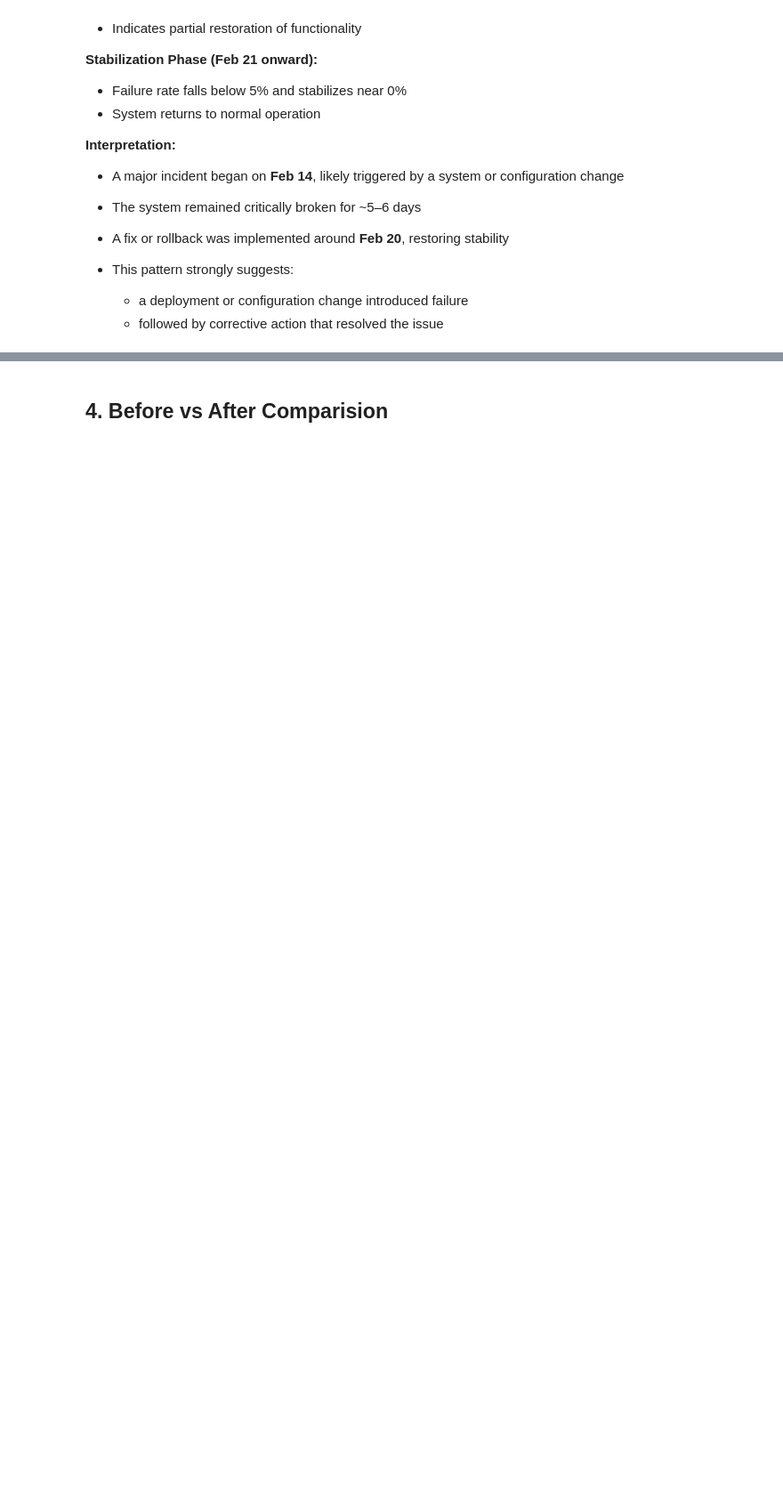
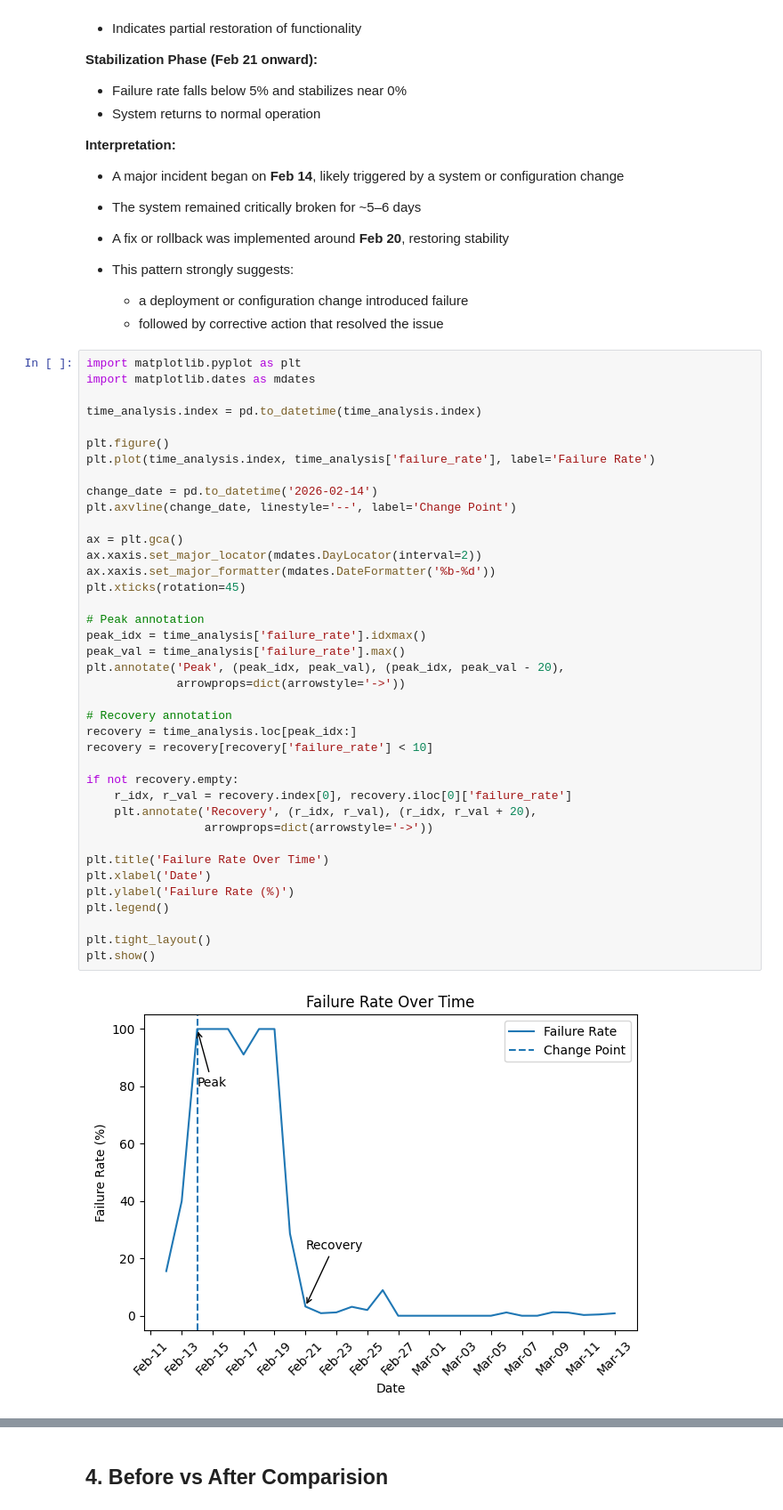
Before and after one commit to DRACULA279/Data-ANyst-Task-_SurePass_Technology, a Jupyter notebook: CKYC_SFTP_Log_Investigation.ipynb, the cells around one changed output, grey strips where cells are left out. Shown at 89% size. Saved outputs shown, nothing was run; the diff lists cells and outputs as text; blank space fills up the shorter version.

```diff
--- a/CKYC_SFTP_Log_Investigation.ipynb
+++ b/CKYC_SFTP_Log_Investigation.ipynb
@@ -368,6 +351,47 @@ time_analysis
 - This pattern strongly suggests:
   - a deployment or configuration change introduced failure
   - followed by corrective action that resolved the issue
+# %%
+import matplotlib.pyplot as plt
+import matplotlib.dates as mdates
+
+time_analysis.index = pd.to_datetime(time_analysis.index)
+
+plt.figure()
+plt.plot(time_analysis.index, time_analysis['failure_rate'], label='Failure Rate')
+
+change_date = pd.to_datetime('2026-02-14')
+plt.axvline(change_date, linestyle='--', label='Change Point')
+
+ax = plt.gca()
+ax.xaxis.set_major_locator(mdates.DayLocator(interval=2))
+ax.xaxis.set_major_formatter(mdates.DateFormatter('%b-%d'))
+plt.xticks(rotation=45)
+
+# Peak annotation
+peak_idx = time_analysis['failure_rate'].idxmax()
+peak_val = time_analysis['failure_rate'].max()
+plt.annotate('Peak', (peak_idx, peak_val), (peak_idx, peak_val - 20),
+             arrowprops=dict(arrowstyle='->'))
+
+# Recovery annotation
+recovery = time_analysis.loc[peak_idx:]
+recovery = recovery[recovery['failure_rate'] < 10]
+
+if not recovery.empty:
+    r_idx, r_val = recovery.index[0], recovery.iloc[0]['failure_rate']
+    plt.annotate('Recovery', (r_idx, r_val), (r_idx, r_val + 20),
+                 arrowprops=dict(arrowstyle='->'))
+
+plt.title('Failure Rate Over Time')
+plt.xlabel('Date')
+plt.ylabel('Failure Rate (%)')
+plt.legend()
+
+plt.tight_layout()
+plt.show()
+# %% [output]
+[figure, added]
 # %%
 import matplotlib.pyplot as plt
 import matplotlib.dates as mdates
```
Also changed, not shown: parts of 5 cells of this notebook.
